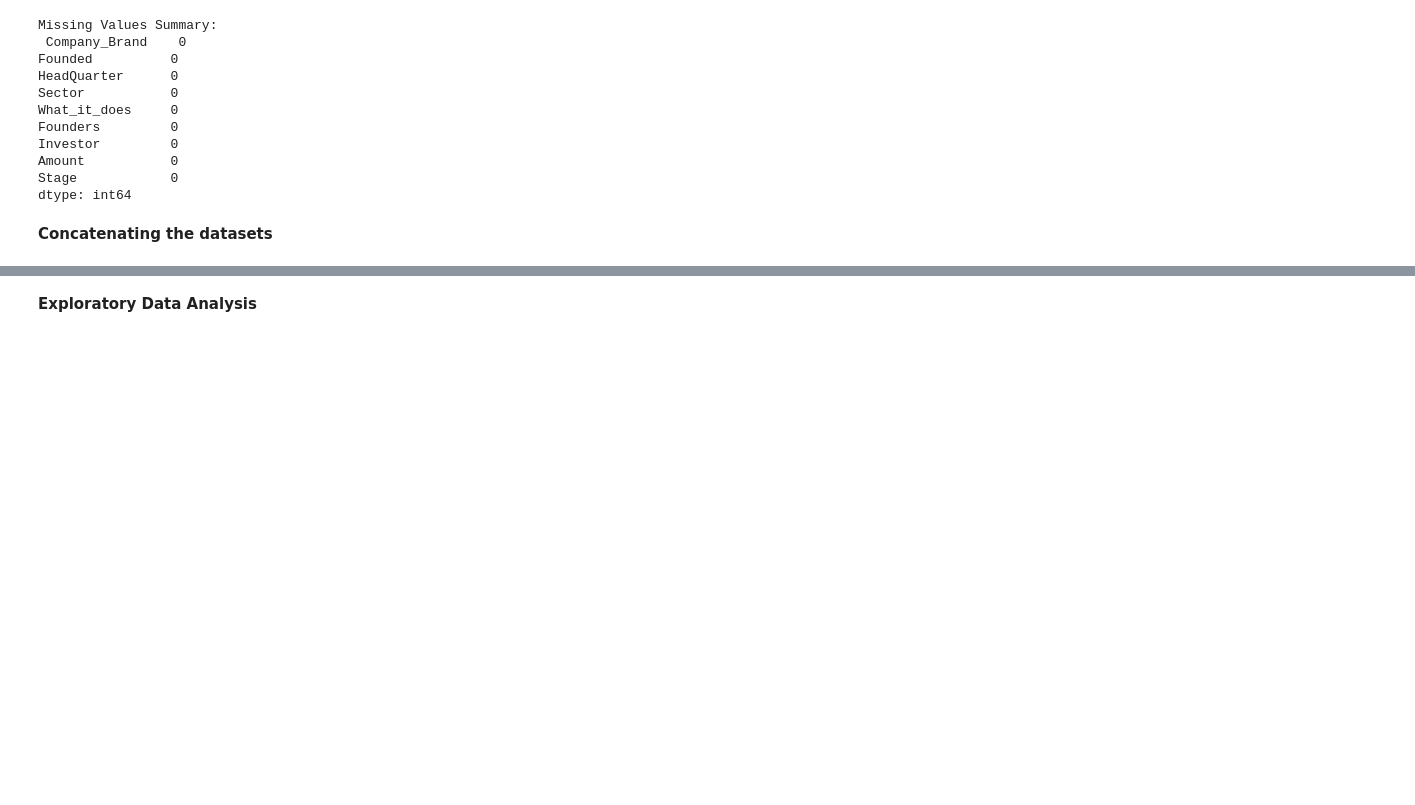
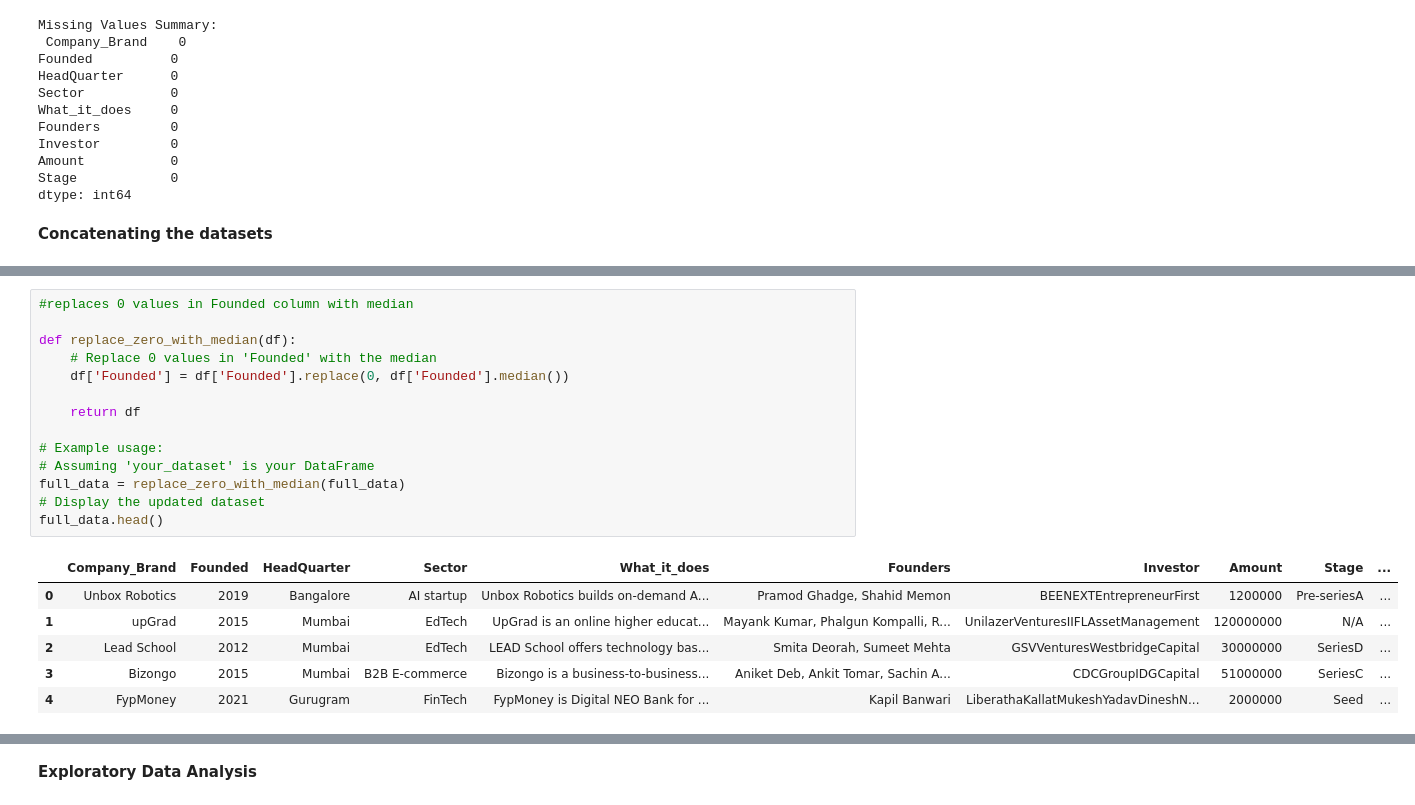
Before and after one commit to Georginahnjeri/Ecosystem-Startup, a Jupyter notebook: Untitled.ipynb, the cells around one changed output, grey strips where cells are left out. Cells and saved outputs as stored; diff of their text form; blank space fills up the shorter version.

```diff
--- a/Untitled.ipynb
+++ b/Untitled.ipynb
@@ -1819,0 +1958,21 @@ dtype: int64
+# %%
+#replaces 0 values in Founded column with median
+
+def replace_zero_with_median(df):
+    # Replace 0 values in 'Founded' with the median
+    df['Founded'] = df['Founded'].replace(0, df['Founded'].median())
+
+    return df
+
+# Example usage:
+# Assuming 'your_dataset' is your DataFrame
+full_data = replace_zero_with_median(full_data)
+# Display the updated dataset
+full_data.head()
+# %% [output]
+|  | Company_Brand | Founded | HeadQuarter | Sector | What_it_does | Founders | Investor | Amount | Stage | ... |
+| 0 | Unbox Robotics | 2019 | Bangalore | AI startup | Unbox Robotics builds on-demand A... | Pramod Ghadge, Shahid Memon | BEENEXTEntrepreneurFirst | 1200000 | Pre-seriesA | ... |
+| 1 | upGrad | 2015 | Mumbai | EdTech | UpGrad is an online higher educat... | Mayank Kumar, Phalgun Kompalli, R... | UnilazerVenturesIIFLAssetManagement | 120000000 | N/A | ... |
+| 2 | Lead School | 2012 | Mumbai | EdTech | LEAD School offers technology bas... | Smita Deorah, Sumeet Mehta | GSVVenturesWestbridgeCapital | 30000000 | SeriesD | ... |
+| 3 | Bizongo | 2015 | Mumbai | B2B E-commerce | Bizongo is a business-to-business... | Aniket Deb, Ankit Tomar, Sachin A... | CDCGroupIDGCapital | 51000000 | SeriesC | ... |
+| 4 | FypMoney | 2021 | Gurugram | FinTech | FypMoney is Digital NEO Bank for ... | Kapil Banwari | LiberathaKallatMukeshYadavDineshN... | 2000000 | Seed | ... |
```
Also changed, not shown: parts of 22 cells of this notebook.
